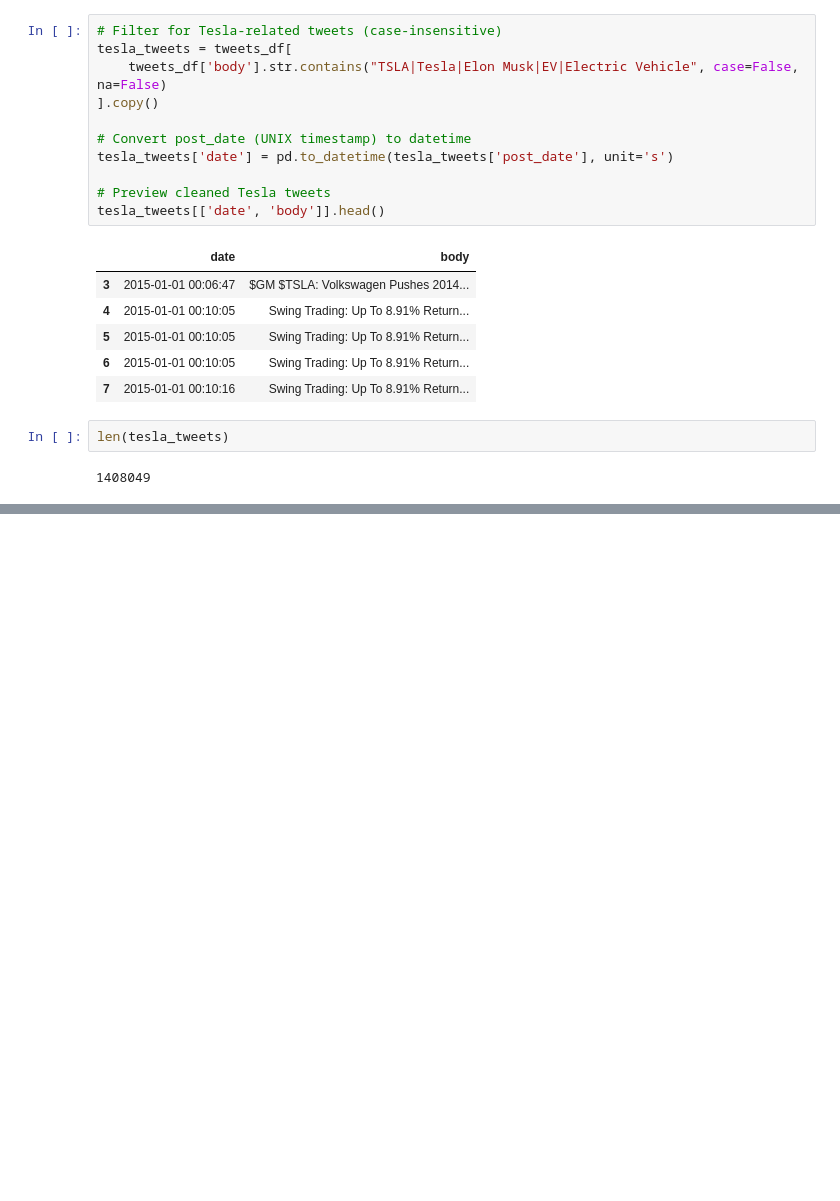
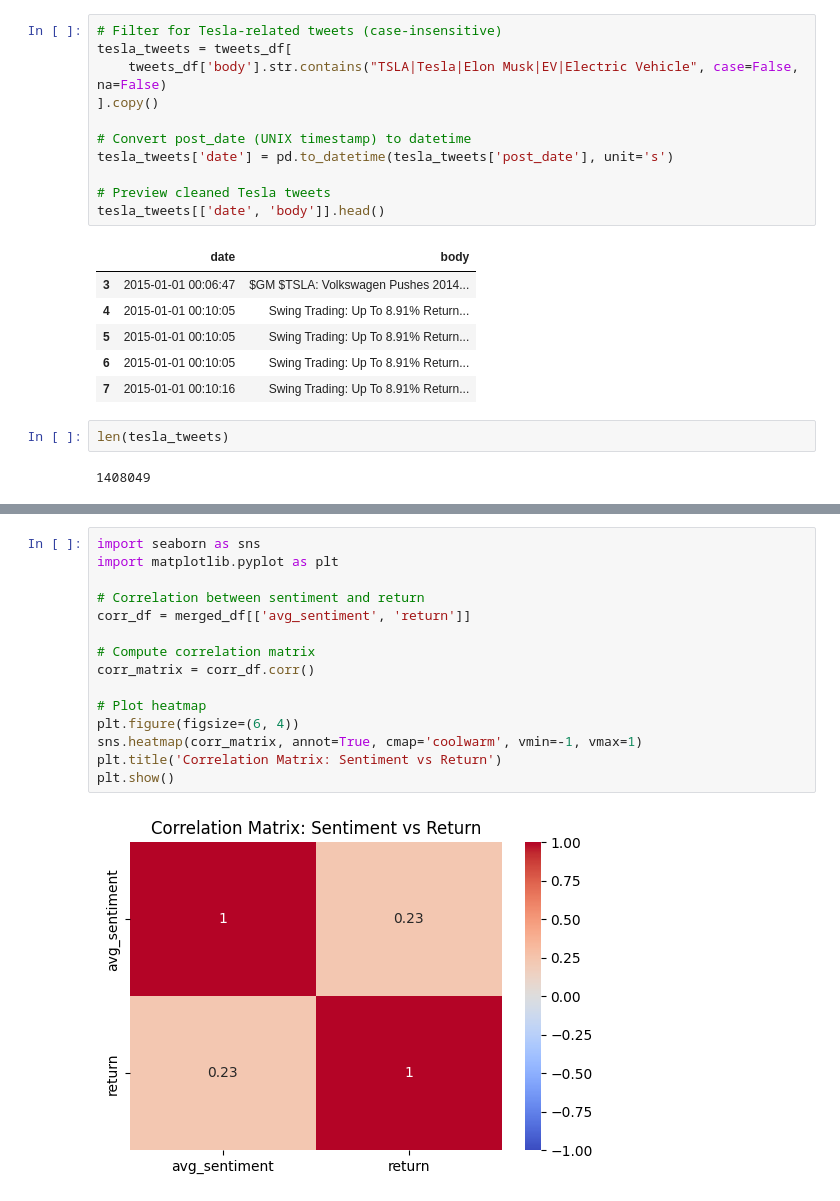
Before and after one commit to hish-school-work/Math509-project, a Jupyter notebook: Project509.ipynb, the cells around one changed output, grey strips where cells are left out. Saved outputs shown, nothing was run; the diff lists cells and outputs as text; blank space fills up the shorter version.

```diff
--- a/Project509.ipynb
+++ b/Project509.ipynb
@@ -786,0 +437,17 @@ posterior_predictive = pm.sample_posterior_predictive(trace, model=bayesian_mode
+# %%
+import seaborn as sns
+import matplotlib.pyplot as plt
+
+# Correlation between sentiment and return
+corr_df = merged_df[['avg_sentiment', 'return']]
+
+# Compute correlation matrix
+corr_matrix = corr_df.corr()
+
+# Plot heatmap
+plt.figure(figsize=(6, 4))
+sns.heatmap(corr_matrix, annot=True, cmap='coolwarm', vmin=-1, vmax=1)
+plt.title('Correlation Matrix: Sentiment vs Return')
+plt.show()
+# %% [output]
+[figure, added]
```
Also changed, not shown: parts of 71 cells of this notebook, 1 other file.
